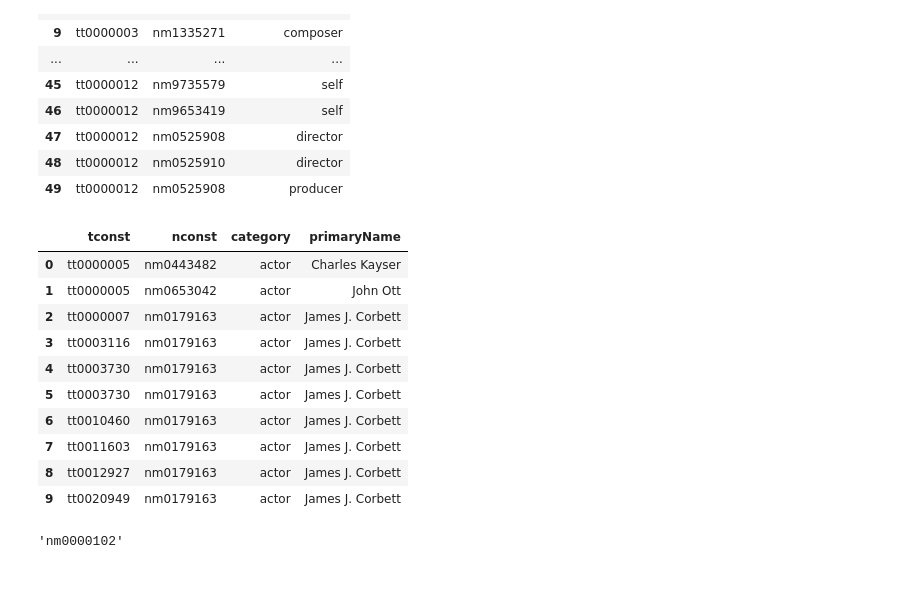
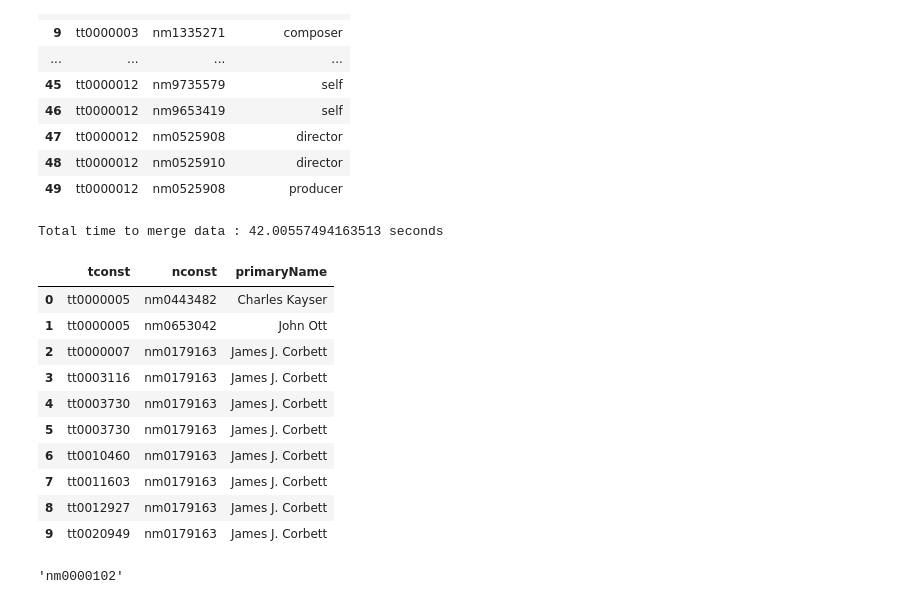
Before and after one commit to PixelWolph/INFO8002---Project-Matteo-Cedric-Louis, a Jupyter notebook: Data_Analysis.ipynb, the cells around one changed output. Drawn from its saved outputs; the diff is of its cells as text; code cells hidden in the pictures.

```diff
--- a/Data_Analysis.ipynb
+++ b/Data_Analysis.ipynb
@@ -114,21 +119,33 @@ title_principals_df[['tconst', 'nconst', 'category']].head(50)
 | 48 | tt0000012 | nm0525910 | director |
 | 49 | tt0000012 | nm0525908 | producer |
 # %%
-actors_only_df = title_principals_df[title_principals_df['category'].isin(['actor', 'actress'])][['tconst', 'nconst', 'category']]
+# Start the timer
+start_time = time.time()
+
+actors_only_df = title_principals_df[title_principals_df['category'].isin(['actor', 'actress'])][['tconst', 'nconst']]
 challenge_A_df = pd.merge(actors_only_df, name_basics_df[['nconst', 'primaryName']], on='nconst')
+
+
+# End the timer
+end_time = time.time()
+# Calculate and print the total time taken
+total_time = end_time - start_time
+print(f"Total time to merge data : {total_time} seconds")
+
 challenge_A_df.head(10)
 # %% [output]
+Total time to merge data : 42.00557494163513 seconds
-|  | tconst | nconst | category | primaryName |
-| 0 | tt0000005 | nm0443482 | actor | Charles Kayser |
-| 1 | tt0000005 | nm0653042 | actor | John Ott |
-| 2 | tt0000007 | nm0179163 | actor | James J. Corbett |
-| 3 | tt0003116 | nm0179163 | actor | James J. Corbett |
-| 4 | tt0003730 | nm0179163 | actor | James J. Corbett |
-| 5 | tt0003730 | nm0179163 | actor | James J. Corbett |
-| 6 | tt0010460 | nm0179163 | actor | James J. Corbett |
-| 7 | tt0011603 | nm0179163 | actor | James J. Corbett |
-| 8 | tt0012927 | nm0179163 | actor | James J. Corbett |
-| 9 | tt0020949 | nm0179163 | actor | James J. Corbett |
+|  | tconst | nconst | primaryName |
+| 0 | tt0000005 | nm0443482 | Charles Kayser |
+| 1 | tt0000005 | nm0653042 | John Ott |
+| 2 | tt0000007 | nm0179163 | James J. Corbett |
+| 3 | tt0003116 | nm0179163 | James J. Corbett |
+| 4 | tt0003730 | nm0179163 | James J. Corbett |
+| 5 | tt0003730 | nm0179163 | James J. Corbett |
+| 6 | tt0010460 | nm0179163 | James J. Corbett |
+| 7 | tt0011603 | nm0179163 | James J. Corbett |
+| 8 | tt0012927 | nm0179163 | James J. Corbett |
+| 9 | tt0020949 | nm0179163 | James J. Corbett |
 # %%
 # To test later with only that dataframe
 # challenge_A_df.to_csv('ChallA.csv', index=False)
```
Also changed, not shown: parts of 9 cells of this notebook, 1 other file.
